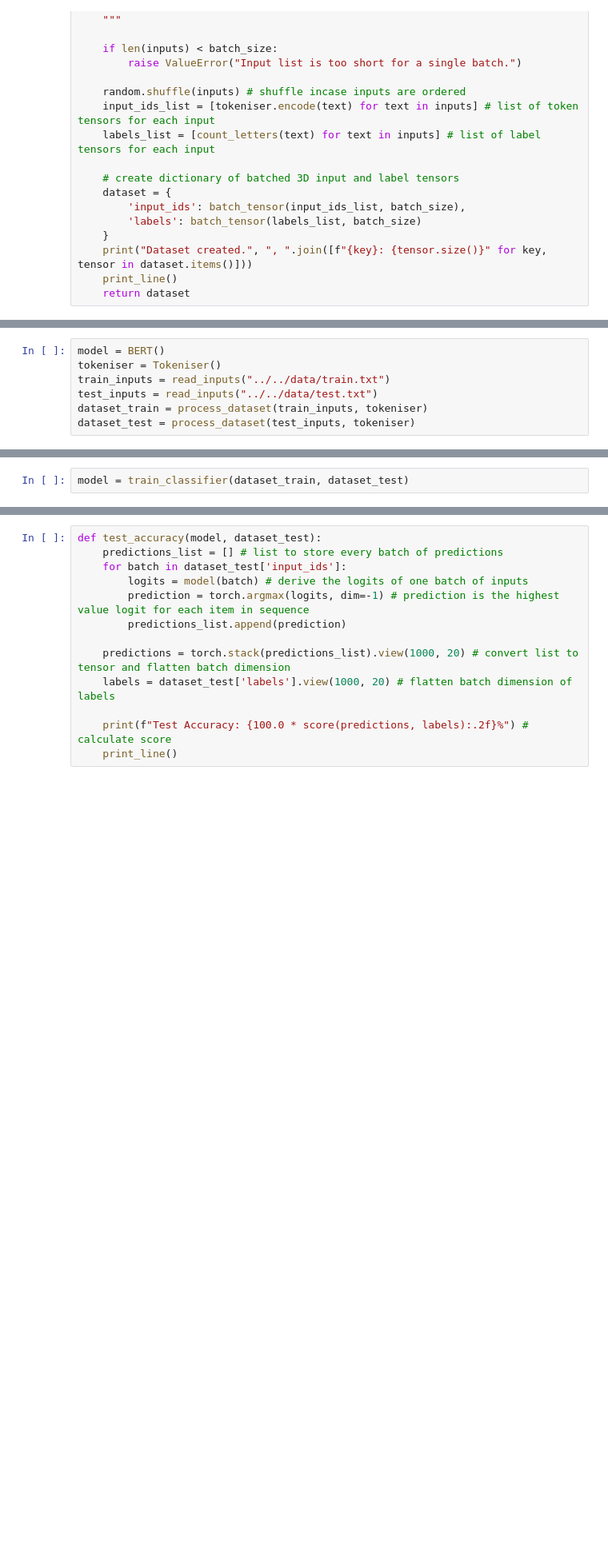
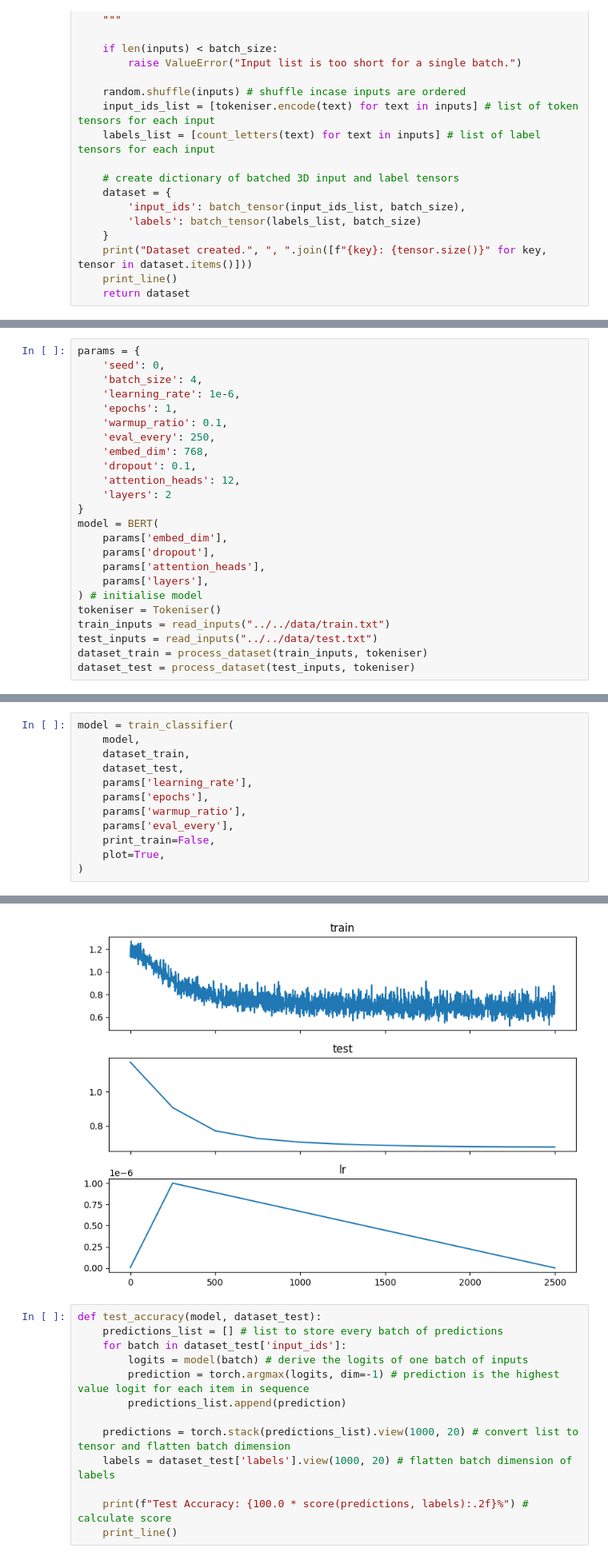
Before and after one commit to Mrozinskikj/BERT-Cumulative-Frequency, a Jupyter notebook: src/nlp_engineer_assignment/testing.ipynb, the cells around one changed output, grey strips where cells are left out. Shown at 80% size. Cells and saved outputs as stored; diff of their text form; blank space fills up the shorter version.

```diff
--- a/src/nlp_engineer_assignment/testing.ipynb
+++ b/src/nlp_engineer_assignment/testing.ipynb
@@ -299,0 +433,24 @@ class BERT(nn.Module):
+# %%
+params = {
+    'seed': 0,
+    'batch_size': 4,
+    'learning_rate': 1e-6,
+    'epochs': 1,
+    'warmup_ratio': 0.1,
+    'eval_every': 250,
+    'embed_dim': 768,
+    'dropout': 0.1,
+    'attention_heads': 12,
+    'layers': 2
+}
+model = BERT(
+    params['embed_dim'],
+    params['dropout'],
+    params['attention_heads'],
+    params['layers'],
+) # initialise model
+tokeniser = Tokeniser()
+train_inputs = read_inputs("../../data/train.txt")
+test_inputs = read_inputs("../../data/test.txt")
+dataset_train = process_dataset(train_inputs, tokeniser)
+dataset_test = process_dataset(test_inputs, tokeniser)
@@ -482,7 +661,0 @@ def lr_scheduler(warmup_ratio: float, step_current: int, step_total: int) -> flo
-# %%
-model = BERT()
-tokeniser = Tokeniser()
-train_inputs = read_inputs("../../data/train.txt")
-test_inputs = read_inputs("../../data/test.txt")
-dataset_train = process_dataset(train_inputs, tokeniser)
-dataset_test = process_dataset(test_inputs, tokeniser)
@@ -498,2 +661,0 @@ Dataset created. input_ids: torch.Size([250, 4, 20]), labels: torch.Size([250, 4
-# %%
-model = train_classifier(dataset_train, dataset_test)
@@ -518,0 +662,13 @@ Finishing Training.
+# %%
+model = train_classifier(
+    model,
+    dataset_train,
+    dataset_test,
+    params['learning_rate'],
+    params['epochs'],
+    params['warmup_ratio'],
+    params['eval_every'],
+    print_train=False,
+    plot=True,
+)
+# %% [output]
@@ -519,3 +690,4 @@ Finishing Training.
+[figure, added]
 # %%
 def test_accuracy(model, dataset_test):
     predictions_list = [] # list to store every batch of predictions
```
Also changed, not shown: parts of 15 cells of this notebook, 4 other files.
